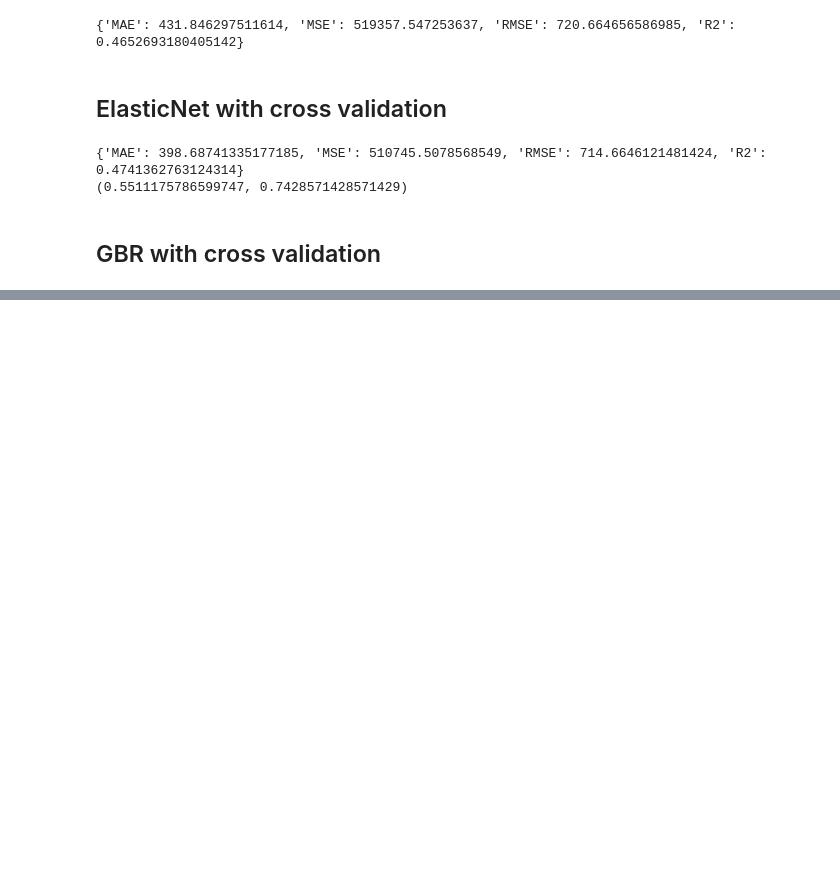
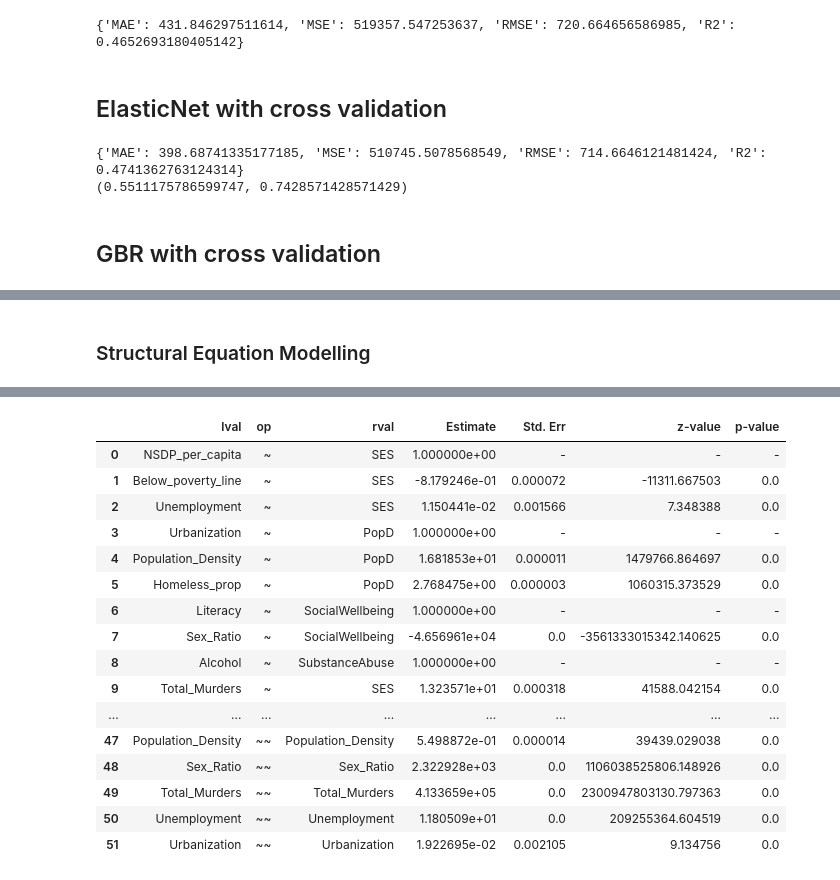
Before and after one commit to haverstein/Murder-Analysis-India, a Jupyter notebook: code/Modelling.ipynb, the cells around one changed output, grey strips where cells are left out. Drawn from its saved outputs; the diff is of its cells as text; code cells hidden in the pictures; blank space fills up the shorter version.

```diff
--- a/code/Modelling.ipynb
+++ b/code/Modelling.ipynb
@@ -208,0 +204,2 @@ Text(0.5, 1.0, 'Feature Importance (MDI)')
+# %% [markdown]
+### Structural Equation Modelling
@@ -208,0 +208,34 @@ Text(0.5, 1.0, 'Feature Importance (MDI)')
+# %%
+df_encoded.rename(columns={'NSDP per capita' : 'NSDP_per_capita',
+                          'Sex Ratio' : 'Sex_Ratio',
+                          'Literacy %' : 'Literacy',
+                          'Population Density' : 'Population_Density',
+                          'Homeless prop' : 'Homeless_prop',
+                          'Total Murders' : 'Total_Murders',
+                          'Alcohol %' : 'Alcohol',
+                          'Below poverty line' : 'Below_poverty_line'},inplace=True)
+# %%
+from semopy import Model, Optimizer,semplot,report
+# Define the SEM model in semopy syntax
+model_desc = """
+# Measurement model
+SES =~ NSDP_per_capita + Below_poverty_line + Unemployment
+PopD =~ Urbanization + Population_Density + Homeless_prop
+SocialWellbeing =~ Literacy + Sex_Ratio
+SubstanceAbuse =~ Alcohol
+
+# Structural model
+Total_Murders ~ SES + PopD + SocialWellbeing + SubstanceAbuse + Year
+Greed ~ SES + PopD + SocialWellbeing + SubstanceAbuse + Year
+Loath ~ SES + PopD + SocialWellbeing + SubstanceAbuse + Year
+Love ~ SES + PopD + SocialWellbeing + SubstanceAbuse + Year
+"""
+
+# Create and optimize the model
+model = Model(model_desc)
+res_opt = model.fit(df_encoded)
+estimates = model.inspect()
+
+# Print the model summary
+estimates
+# %% [output]
@@ -208,0 +243,17 @@ Text(0.5, 1.0, 'Feature Importance (MDI)')
+|  | lval | op | rval | Estimate | Std. Err | z-value | p-value |
+| 0 | NSDP_per_capita | ~ | SES | 1.000000e+00 | - | - | - |
+| 1 | Below_poverty_line | ~ | SES | -8.179246e-01 | 0.000072 | -11311.667503 | 0.0 |
+| 2 | Unemployment | ~ | SES | 1.150441e-02 | 0.001566 | 7.348388 | 0.0 |
+| 3 | Urbanization | ~ | PopD | 1.000000e+00 | - | - | - |
+| 4 | Population_Density | ~ | PopD | 1.681853e+01 | 0.000011 | 1479766.864697 | 0.0 |
+| 5 | Homeless_prop | ~ | PopD | 2.768475e+00 | 0.000003 | 1060315.373529 | 0.0 |
+| 6 | Literacy | ~ | SocialWellbeing | 1.000000e+00 | - | - | - |
+| 7 | Sex_Ratio | ~ | SocialWellbeing | -4.656961e+04 | 0.0 | -3561333015342.140625 | 0.0 |
+| 8 | Alcohol | ~ | SubstanceAbuse | 1.000000e+00 | - | - | - |
+| 9 | Total_Murders | ~ | SES | 1.323571e+01 | 0.000318 | 41588.042154 | 0.0 |
+| ... | ... | ... | ... | ... | ... | ... | ... |
+| 47 | Population_Density | ~~ | Population_Density | 5.498872e-01 | 0.000014 | 39439.029038 | 0.0 |
+| 48 | Sex_Ratio | ~~ | Sex_Ratio | 2.322928e+03 | 0.0 | 1106038525806.148926 | 0.0 |
+| 49 | Total_Murders | ~~ | Total_Murders | 4.133659e+05 | 0.0 | 2300947803130.797363 | 0.0 |
+| 50 | Unemployment | ~~ | Unemployment | 1.180509e+01 | 0.0 | 209255364.604519 | 0.0 |
+| 51 | Urbanization | ~~ | Urbanization | 1.922695e-02 | 0.002105 | 9.134756 | 0.0 |
```
Also changed, not shown: parts of 15 cells of this notebook, 14 other files.
